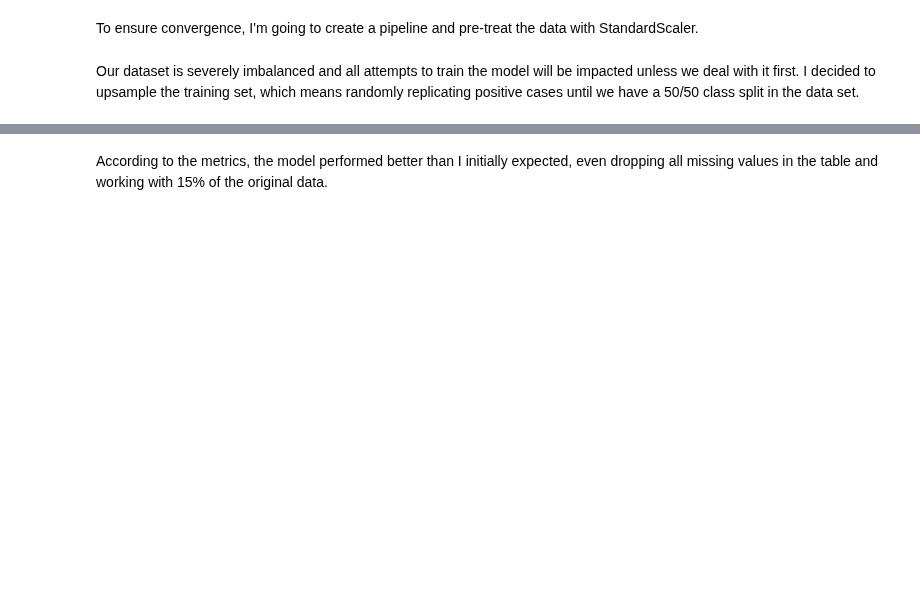
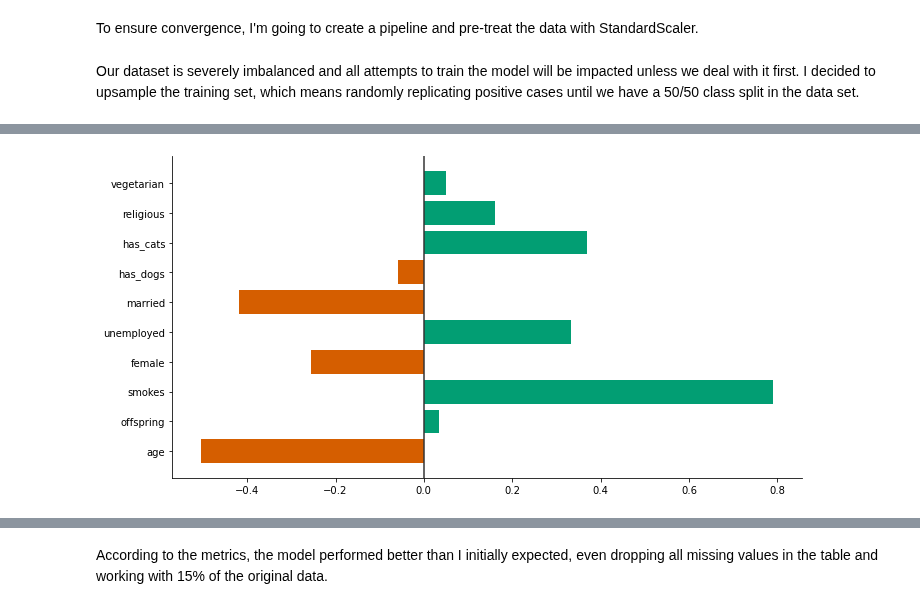
Before and after one commit to brunoarine/substance-problem-study, a Jupyter notebook: notebooks/project.ipynb, the cells around one changed output, grey strips where cells are left out. Saved outputs shown, nothing was run; the diff lists cells and outputs as text; code cells hidden in the pictures; blank space fills up the shorter version.

Commit message:
fix: Save coefs graph

```diff
--- a/notebooks/project.ipynb
+++ b/notebooks/project.ipynb
@@ -486,12 +660,17 @@ coef_table
 # %%
 palette = sns.color_palette("colorblind").as_hex()
 colors = [palette[3] if x < 0 else palette[2] for x in coef_table.values]
 pos = np.arange(len(coef_table))
 plt.figure(figsize=(10,5))
 plt.barh(pos, coef_table["coef"], color=colors)
 plt.yticks(pos, coef_table.index)
 plt.axvline(x=0, color='.2')
 sns.despine()
+plt.tight_layout()
+plt.savefig("../results/coef.png")
+plt.show()
+# %% [output]
+[figure, added]
 # %%
 print("Accuracy:",model.score(X_test, y_test))
 print("Recall:",recall_score(y_test, model.predict(X_test)))
```
Also changed, not shown: parts of 30 cells of this notebook, 1 other file.
